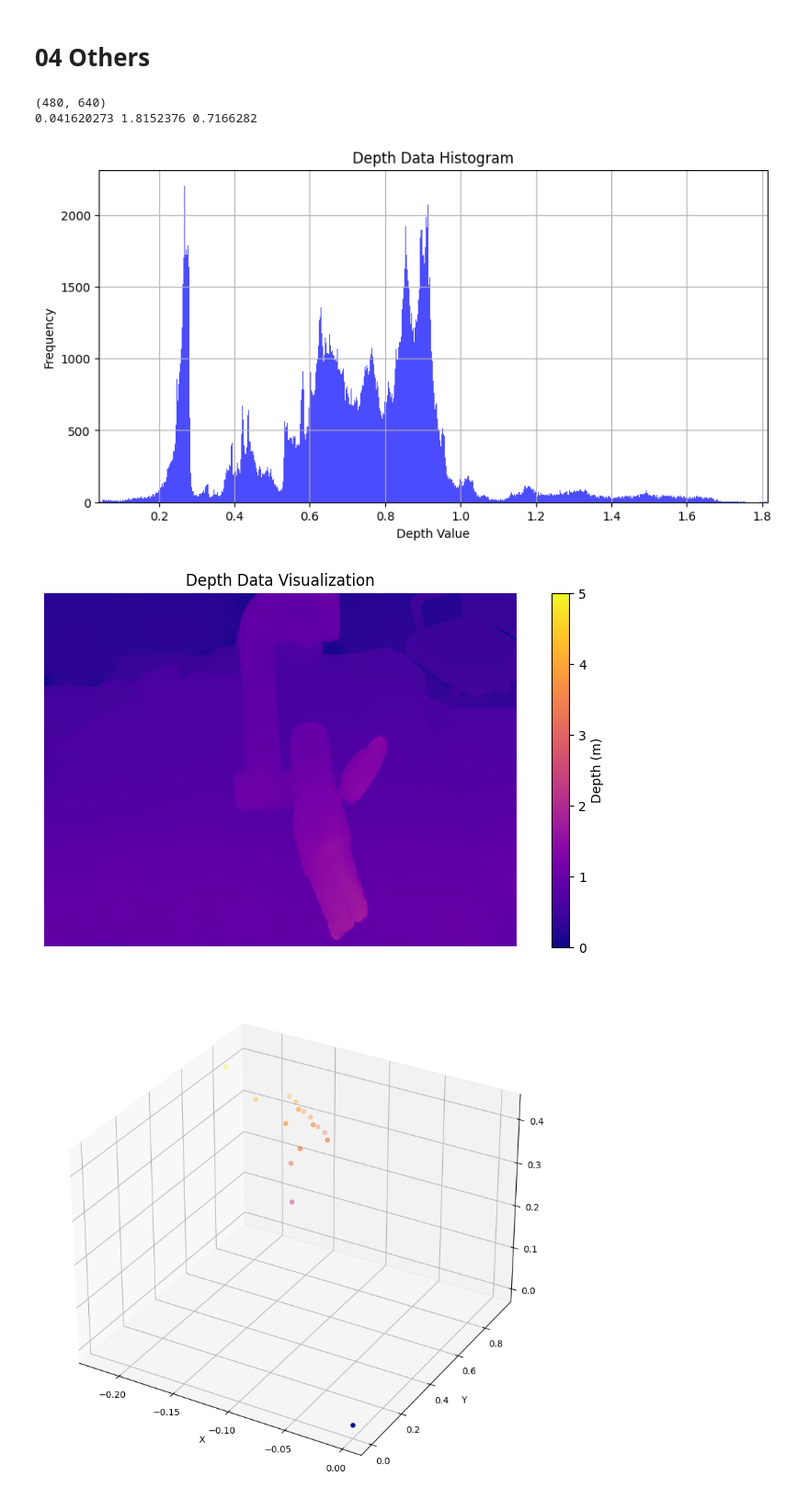
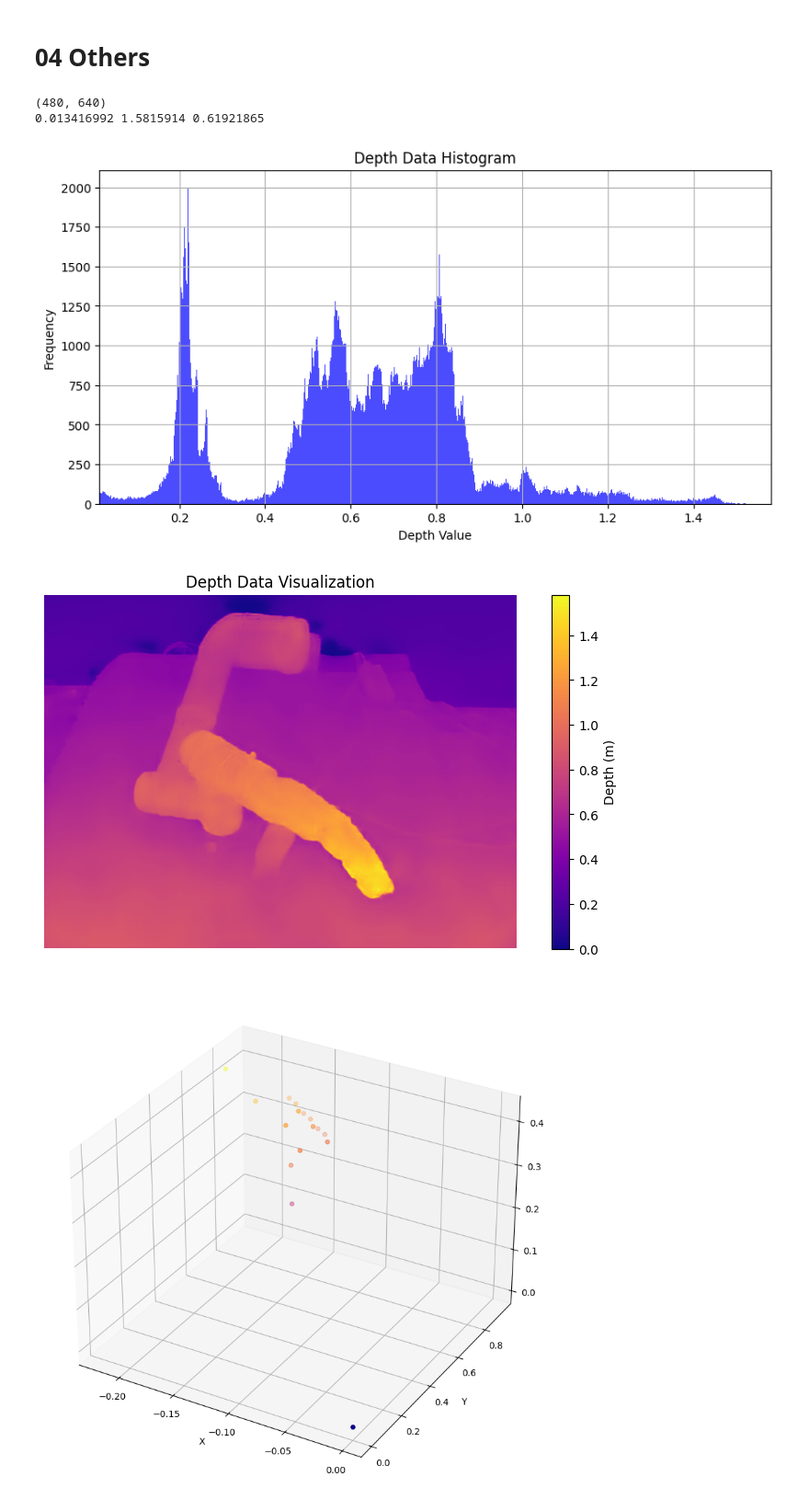
Before and after one commit to Mr-Zwkid/MBGS, a Jupyter notebook: my_shot.ipynb, the cells around one changed output. Shown at 92% size. Saved outputs shown, nothing was run; the diff lists cells and outputs as text; code cells hidden in the pictures.

```diff
--- a/my_shot.ipynb
+++ b/my_shot.ipynb
@@ -696,39 +816,40 @@ import matplotlib.pyplot as plt
 from scipy.ndimage import median_filter
 
 
 def load_npy(path):
     return np.load(path, allow_pickle=True)
 
 npy_path = 'datasets/robot/robot/metric_depth/026560.npy'
-npy_path = 'datasets/robot/ur5_ep4/metric_depth/frame_000000.npy'
+npy_path = 'datasets/robot/ur5_ep1/metric_depth/frame_000000.npy'
+# npy_path = 'new_data/ep1/depth_data/frame_000056.npy'
 data = load_npy(npy_path)
 # data[data > 1000] = 0.5  # Mask out invalid depth values
 print(data.shape)
-data_filtered = data[data < 5]  # Filter out values greater than 20
+data_filtered = data[data < 10000]  # Filter out values greater than 20
 print(data.min(), data.max(), data.mean())
 
 # visualize the depth data as histogram
 plt.figure(figsize=(10, 5))
 plt.hist(data_filtered.flatten(), bins=1000, color='blue', alpha=0.7)
 plt.title('Depth Data Histogram')
 plt.xlabel('Depth Value')
 plt.ylabel('Frequency')
 plt.xlim(data_filtered.min(), data_filtered.max())  # Adjust x-axis limit to focus on relevant depth values
 plt.grid()
 plt.show()
 
 # plot the depth data as image
 plt.figure(figsize=(10, 5))
-plt.imshow(data, cmap='plasma', vmin=0, vmax=5)
+plt.imshow(data, cmap='plasma', vmin=0, vmax=data_filtered.max())
 plt.colorbar(label='Depth (m)')
 plt.title('Depth Data Visualization')
 plt.axis('off')  # Hide axes for better visualization
 plt.show()
 # %% [output]
 (480, 640)
-0.041620273 1.8152376 0.7166282
+0.013416992 1.5815914 0.61921865
-[figure, old version]
+[figure, new version]
-[figure, old version]
+[figure, new version]
 # %%
 # visualize these 3D points
 import torch
```
Also changed, not shown: parts of 8 cells of this notebook, 5 other files.
